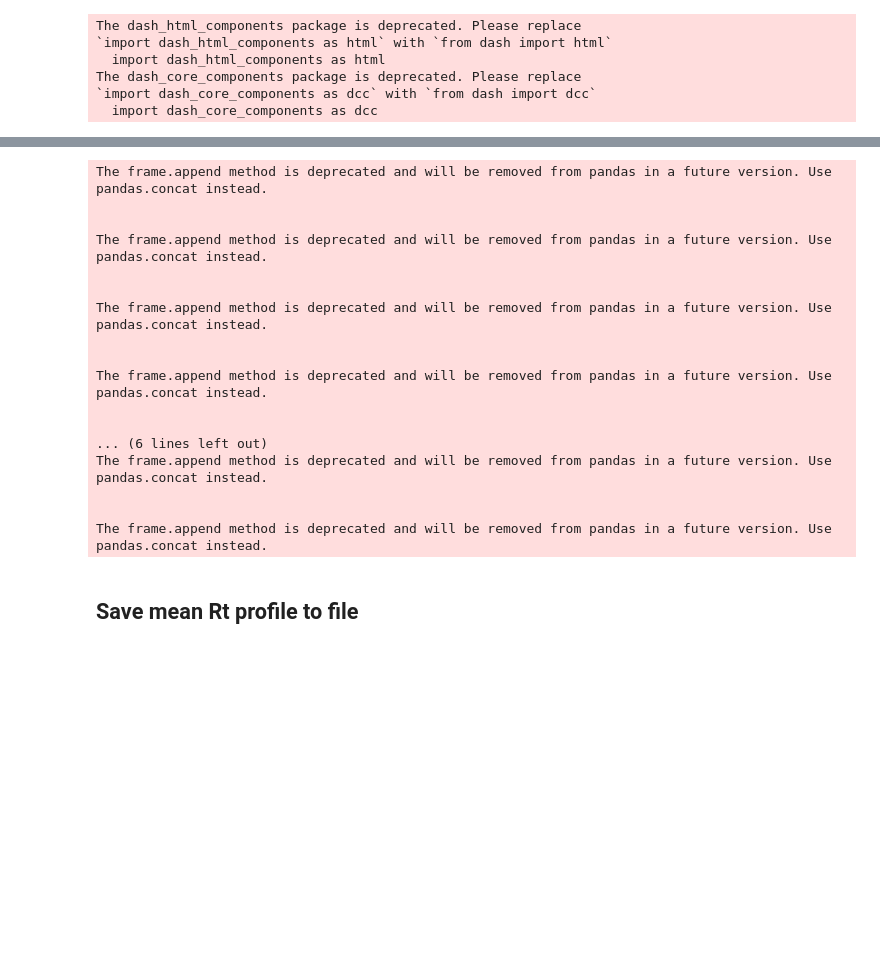
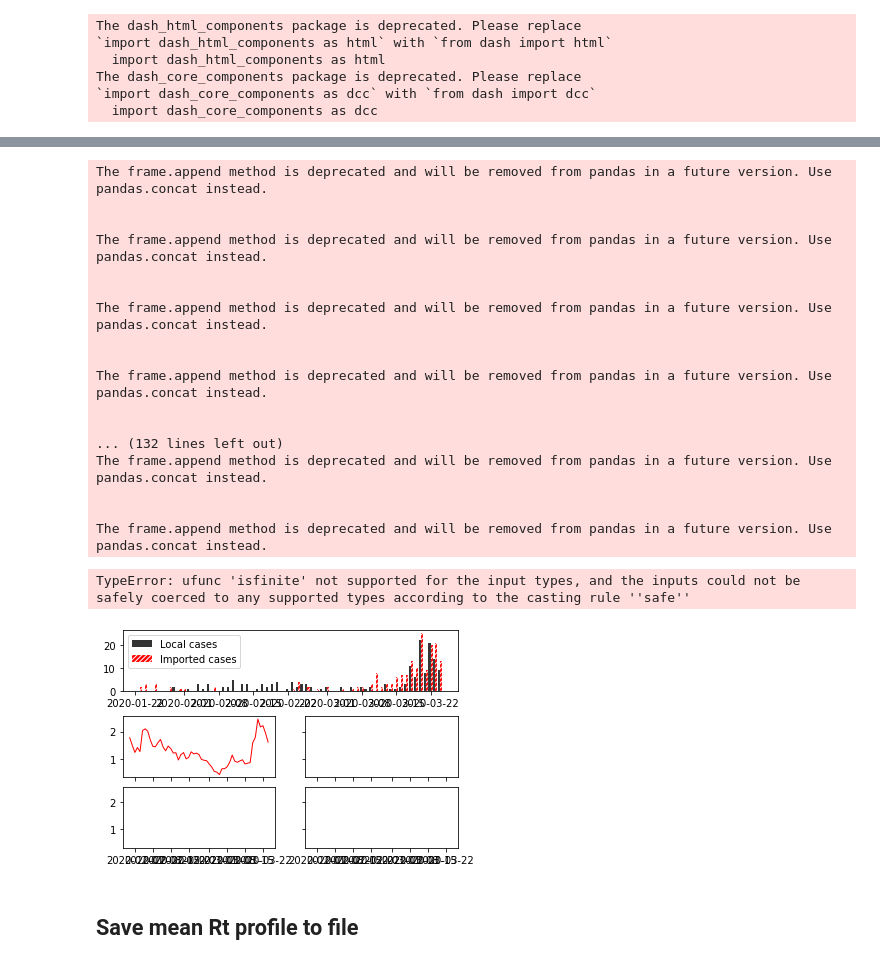
Before and after one commit to SABS-R3-Epidemiology/branchpro, a Jupyter notebook: branchpro/results/hong-kong-inference.ipynb, the cells around one changed output, grey strips where cells are left out. Saved outputs shown, nothing was run; the diff lists cells and outputs as text; code cells hidden in the pictures; blank space fills up the shorter version.

Commit message:
Update inference for HK and HN

```diff
--- a/branchpro/results/hong-kong-inference.ipynb
+++ b/branchpro/results/hong-kong-inference.ipynb
@@ -90,9 +90,13 @@ R_t_start = tau+1
 a = 1
 b = 0.2
 
-# Run inferences for epsilon = 1
+# Run inferences for different values of epsilon
+column_names = ['Time Points', 'Mean', 'Lower bound CI', 'Upper bound CI', 'Central Probability', 'Epsilon']
+epsilon_range = [0.25, 0.5, 1, 1.5, 2.0]
 chosen_times = [10, 15, 20, 25, 30, 40]
 
+all_intervals = pd.DataFrame(columns=column_names)
+all_intervals_chosen = pd.DataFrame(columns=column_names)
 # Transform our incidence data into pandas dataframes
 inc_data = pd.DataFrame(
     {
@@ -108,24 +112,30 @@ imported_inc_data = pd.DataFrame(
     }
 )
 
-inference = branchpro.LocImpBranchProPosteriorMultSI(
-    inc_data=inc_data,
-    imported_inc_data=imported_inc_data,
-    epsilon=1,
-    daily_serial_intervals=serial_intervals,
-    alpha=a,
-    beta=b)
+for epsilon in epsilon_range:
+    inference = branchpro.LocImpBranchProPosteriorMultSI(
+        inc_data=inc_data,
+        imported_inc_data=imported_inc_data,
+        epsilon=epsilon,
+        daily_serial_intervals=serial_intervals,
+        alpha=a,
+        beta=b)
 
-inference.run_inference(tau=tau)
-intervals = inference.get_intervals(central_prob=0)
-intervals = intervals.append(inference.get_intervals(central_prob=.25))
-intervals = intervals.append(inference.get_intervals(central_prob=.95))
-temp = inference.get_intervals(central_prob=.95)
+    inference.run_inference(tau=tau)
+    intervals = inference.get_intervals(central_prob=0)
+    intervals = intervals.append(inference.get_intervals(central_prob=.25))
+    intervals = intervals.append(inference.get_intervals(central_prob=.95))
+    temp = inference.get_intervals(central_prob=.95)
 
-intervals_chosen = pd.DataFrame(columns=intervals.columns)
-for time_pt in chosen_times:
-    intervals_chosen = intervals_chosen.append(
-        intervals.loc[intervals['Time Points']== time_pt])
+    intervals['Epsilon'] = [epsilon] * len(intervals.index)
+
+    intervals_chosen = pd.DataFrame(columns=intervals.columns)
+    for time_pt in chosen_times:
+        intervals_chosen = intervals_chosen.append(
+            intervals.loc[intervals['Time Points']== time_pt])
+
+    all_intervals = all_intervals.append(intervals)
+    all_intervals_chosen = all_intervals_chosen.append(intervals_chosen)
 # %% [output]
 The frame.append method is deprecated and will be removed from pandas in a future version. Use pandas.concat instead.
 
@@ -139,7 +149,7 @@ The frame.append method is deprecated and will be removed from pandas in a futur
 The frame.append method is deprecated and will be removed from pandas in a future version. Use pandas.concat instead.
 
 
-... (6 lines left out)
+... (132 lines left out)
 The frame.append method is deprecated and will be removed from pandas in a future version. Use pandas.concat instead.
 
 
@@ -265,3 +404,22 @@ fig.show()
+# %%
+inference_times = sorted(list(set(all_intervals['Time Points'].tolist())))
+epsilon_range = [0.25, 0.5, 1, 1.5, 2.0]
+
+branchpro.figures.plot_r_inference(
+    datetime.datetime(2020, 1, 23),
+    locally_infected_cases,
+    imported_cases,
+    datetime.datetime(2020, 1, 23) + datetime.timedelta(days=inference_times[0]-1),
+    list(epsilon_range),
+    [all_intervals.loc[all_intervals['Epsilon']==eps] for eps in epsilon_range],
+    prior_dist.median(),
+    default_epsilon=1,
+    show=False)
+
+plt.savefig('HK_inference.pdf')
+# %% [output]
+TypeError: ufunc 'isfinite' not supported for the input types, and the inputs could not be safely coerced to any supported types according to the casting rule ''safe''
+[figure, added]
 # %% [markdown]
 ## Save mean Rt profile to file
 # %%
```
Also changed, not shown: parts of 7 cells of this notebook, 3 other files.
